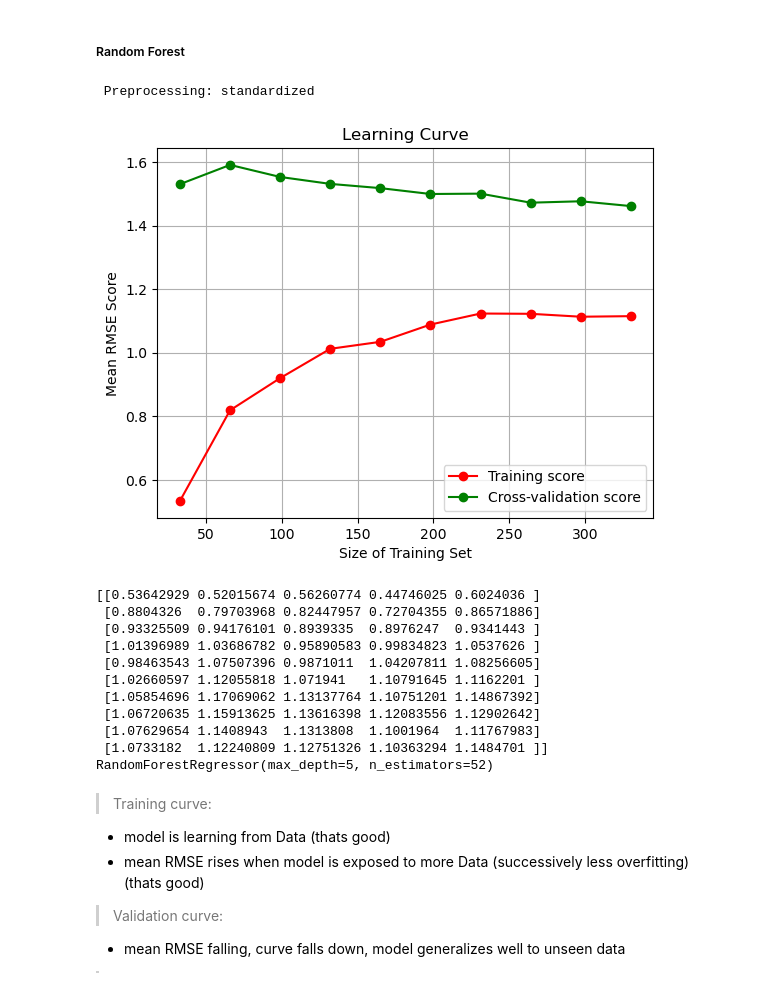
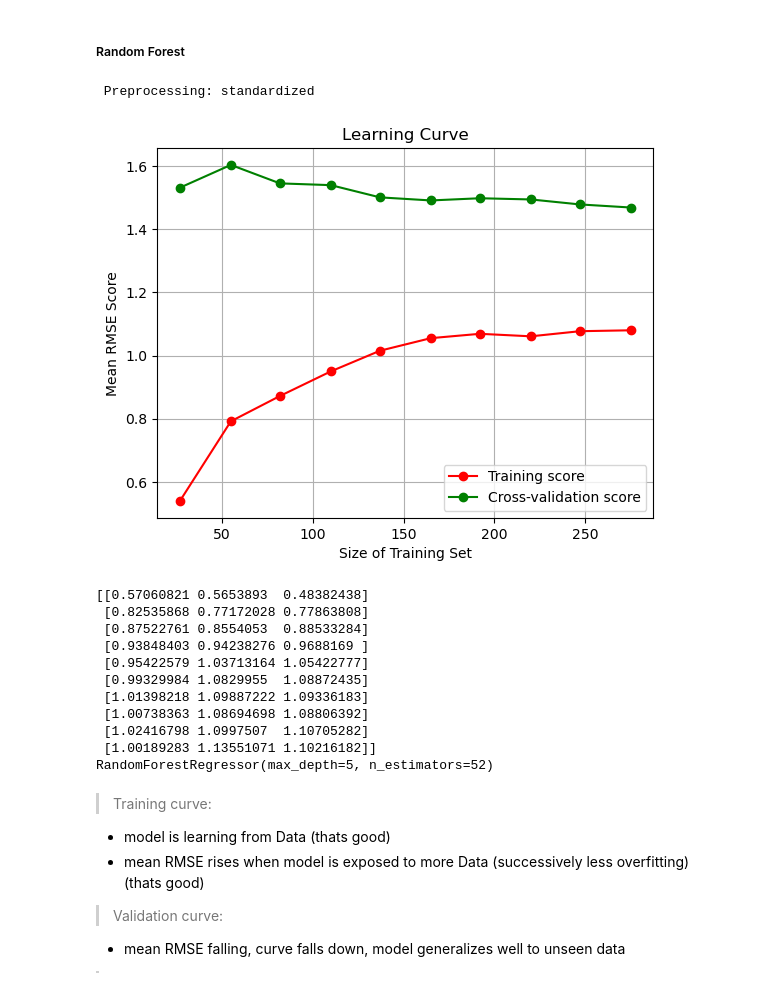
Before and after one commit to Yawkward/fire_data, a Jupyter notebook: FWI_project.ipynb, the cells around one changed output. Cells and saved outputs as stored; diff of their text form; code cells hidden in the pictures.

```diff
--- a/FWI_project.ipynb
+++ b/FWI_project.ipynb
@@ -635,33 +645,33 @@ Convergence:
 # %%
 a_model = get_model(model_name='randomForest')
 param_grid = {"n_estimators": np.array(np.arange(50, 70, 1)), "max_depth": np.array(np.arange(5, 15, 1))}
 binning = [-np.inf, 0.01, 0.52, 6.57, 1090.84]
 bin_label = [1, 2, 3, 4]
 
 rmse_rf, randomForReg_tuned = evaluate_model3(X_train, y_train,
                 a_model,
                 param_grid=param_grid,
                 standardize=True,
                 thr_bins=binning,
                 bin_label=bin_label,
-                kfolds=5,
+                kfolds=3,
                 plot=True)
 dump(randomForReg_tuned, 'randomForReg_tuned.pkl')
 print(rmse_rf)
 print(randomForReg_tuned)
 # %% [output]
  Preprocessing: standardized
-[figure, old version]
+[figure, new version]
-[[0.53642929 0.52015674 0.56260774 0.44746025 0.6024036 ]
- [0.8804326  0.79703968 0.82447957 0.72704355 0.86571886]
- [0.93325509 0.94176101 0.8939335  0.8976247  0.9341443 ]
- [1.01396989 1.03686782 0.95890583 0.99834823 1.0537626 ]
- [0.98463543 1.07507396 0.9871011  1.04207811 1.08256605]
- [1.02660597 1.12055818 1.071941   1.10791645 1.1162201 ]
- [1.05854696 1.17069062 1.13137764 1.10751201 1.14867392]
- [1.06720635 1.15913625 1.13616398 1.12083556 1.12902642]
- [1.07629654 1.1408943  1.1313808  1.1001964  1.11767983]
- [1.0733182  1.12240809 1.12751326 1.10363294 1.1484701 ]]
+[[0.57060821 0.5653893  0.48382438]
+ [0.82535868 0.77172028 0.77863808]
+ [0.87522761 0.8554053  0.88533284]
+ [0.93848403 0.94238276 0.9688169 ]
+ [0.95422579 1.03713164 1.05422777]
+ [0.99329984 1.0829955  1.08872435]
+ [1.01398218 1.09887222 1.09336183]
+ [1.00738363 1.08694698 1.08806392]
+ [1.02416798 1.0997507  1.10705282]
+ [1.00189283 1.13551071 1.10216182]]
 RandomForestRegressor(max_depth=5, n_estimators=52)
 # %% [markdown]
 > Training curve:
```
Also changed, not shown: parts of 33 cells of this notebook, 10 other files.
